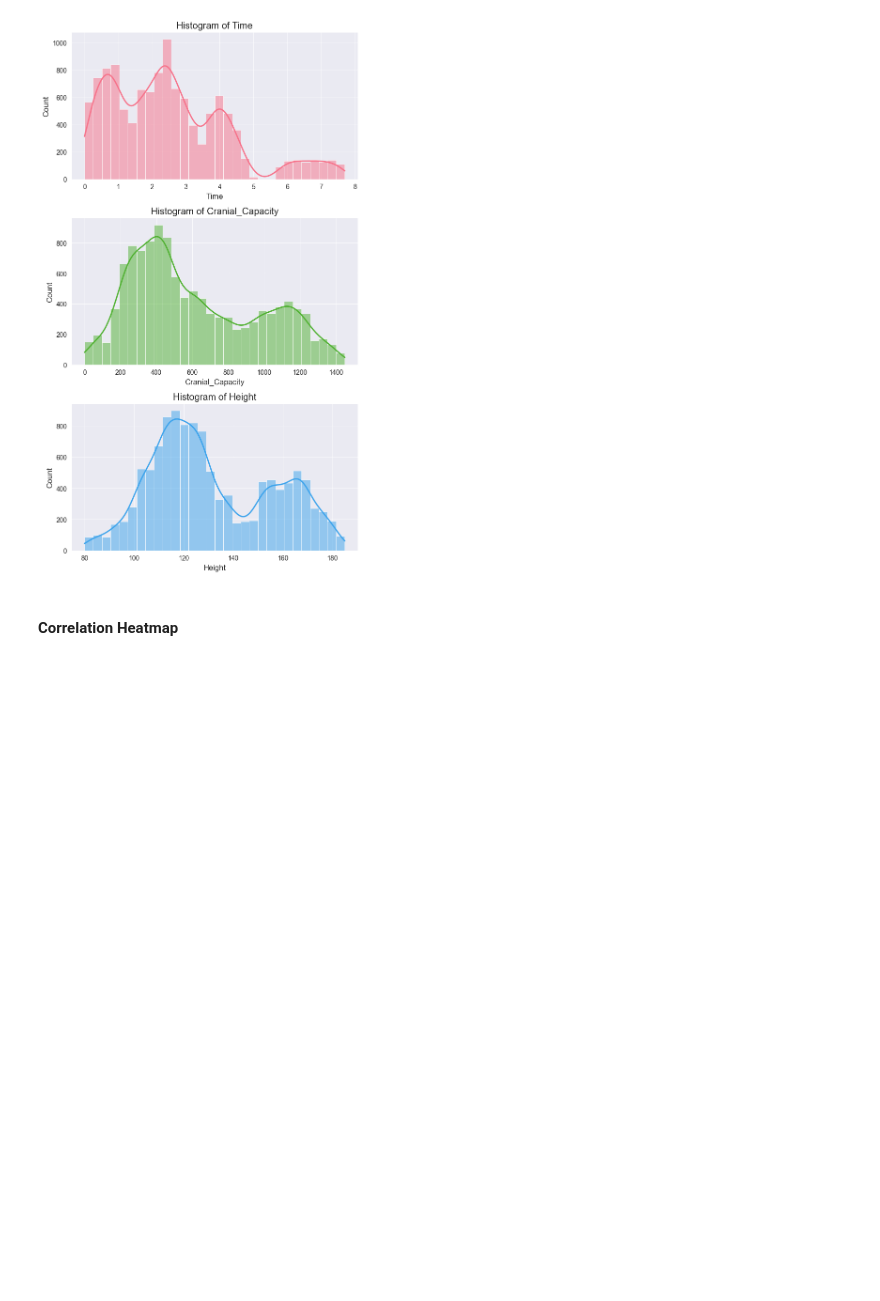
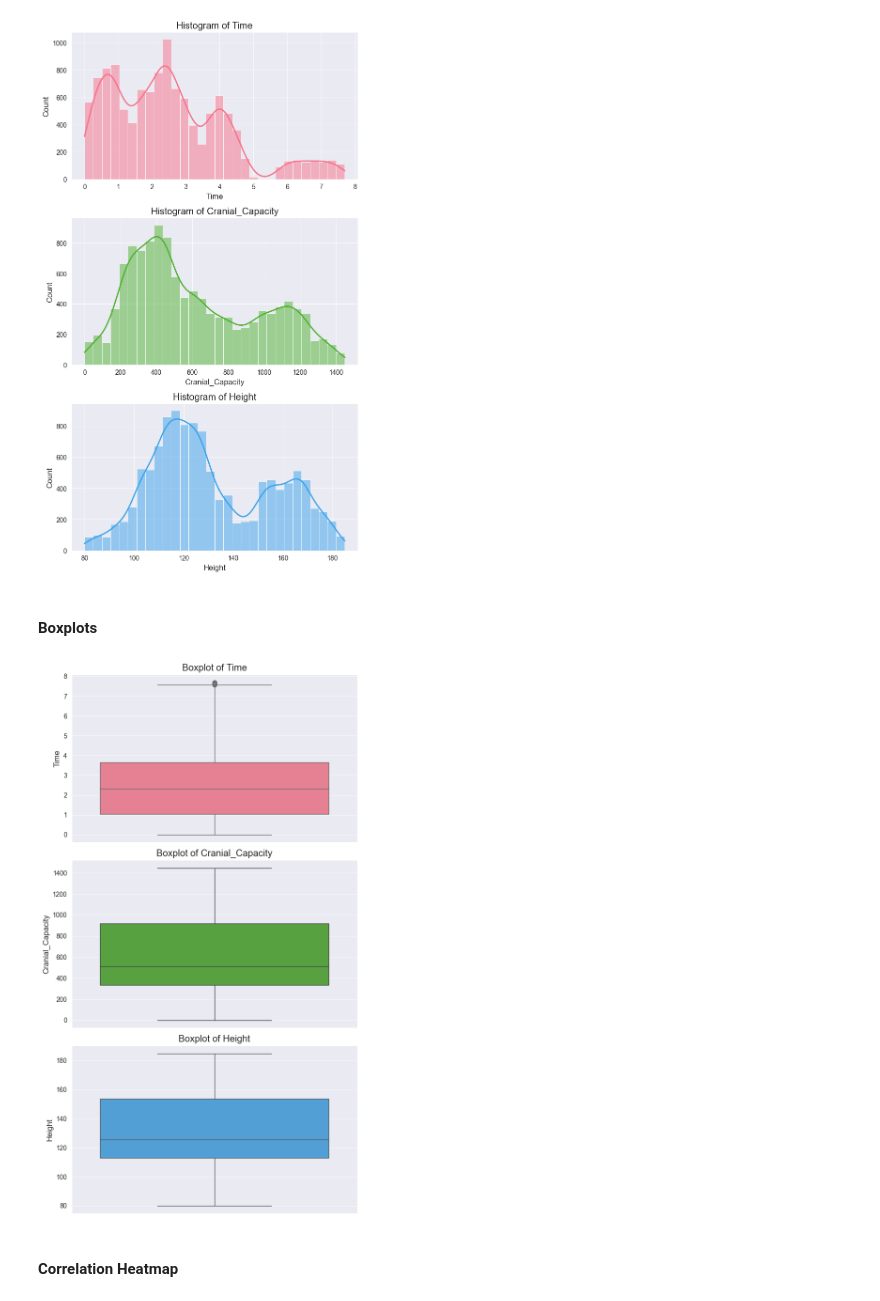
Before and after one commit to HernanRochon664/Proyectos-ML, a Jupyter notebook: HumanEvolution-Classification/HumanEvolution_CLF.ipynb, the cells around one changed output. Saved outputs shown, nothing was run; the diff lists cells and outputs as text; code cells hidden in the pictures; blank space fills up the shorter version.

```diff
--- a/HumanEvolution-Classification/HumanEvolution_CLF.ipynb
+++ b/HumanEvolution-Classification/HumanEvolution_CLF.ipynb
@@ -157,6 +164,19 @@ plt.tight_layout()
 plt.show()
 # %% [output]
 [figure]
+# %% [markdown]
+#### Boxplots
+# %%
+fig, axes = plt.subplots(nrows=len(num_cols), figsize=(7, 4 * len(num_cols)))
+
+for ax, col, color in zip(axes, num_cols, colors):
+    sns.boxplot(df[col], ax=ax, color=color)
+    ax.set_title(f"Boxplot of {col}")
+
+plt.tight_layout()
+plt.show()
+# %% [output]
+[figure, added]
 # %% [markdown]
 #### Correlation Heatmap
 # %%
```
Also changed, not shown: parts of 11 cells of this notebook.
